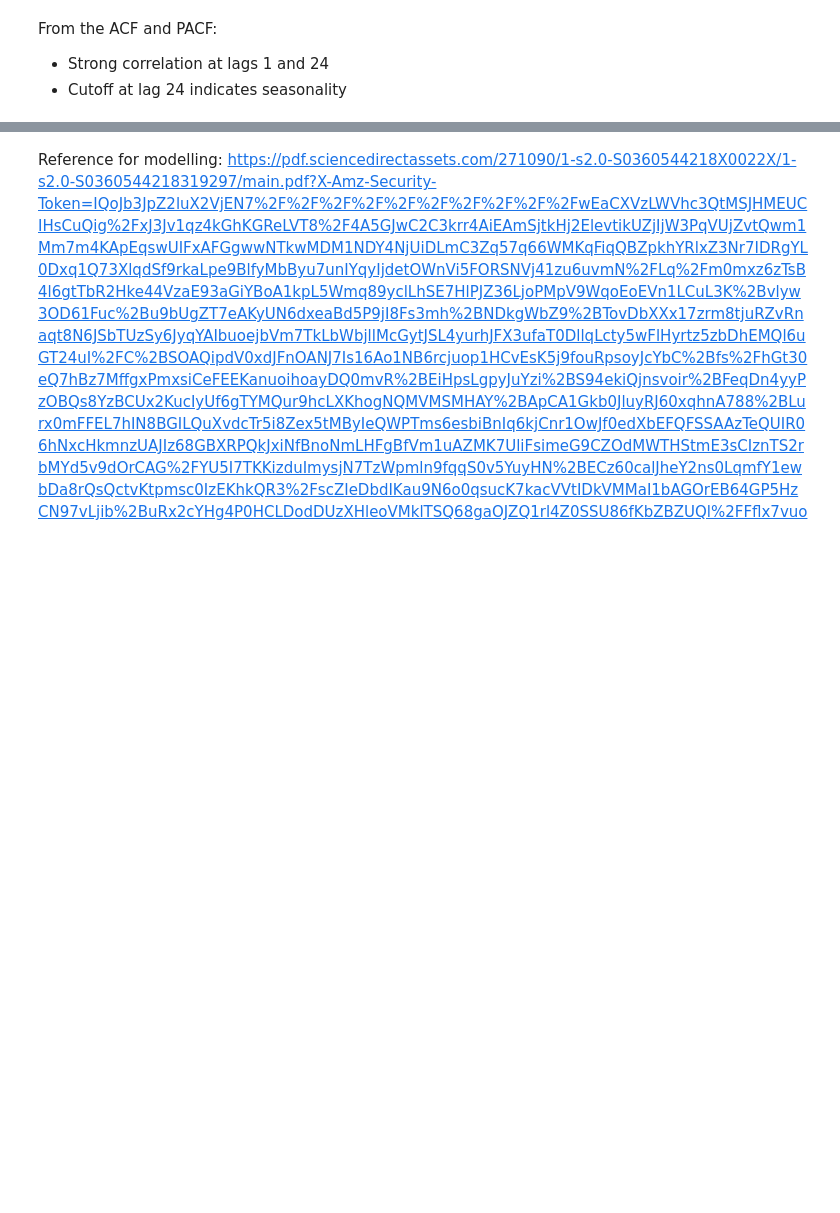
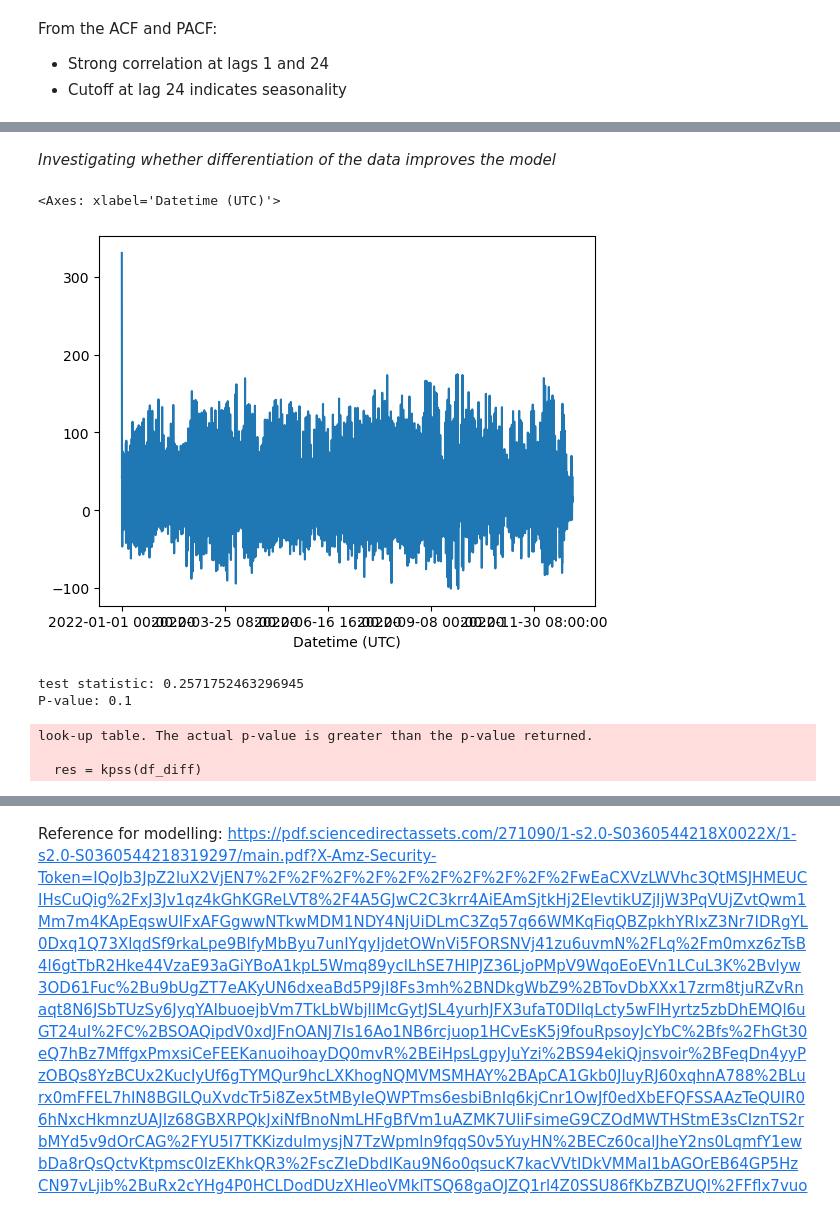
Before and after one commit to DogariuMatei/Bachelor-Thesis, a Jupyter notebook: carbon_intensity_model.ipynb, the cells around one changed output, grey strips where cells are left out. Cells and saved outputs as stored; diff of their text form; code cells hidden in the pictures; blank space fills up the shorter version.

```diff
--- a/carbon_intensity_model.ipynb
+++ b/carbon_intensity_model.ipynb
@@ -242,0 +185,27 @@ Name: Carbon Intensity gCO₂eq/kWh (LCA), Length: 697, dtype: float64
+# %% [markdown]
+*Investigating whether differentiation of the data improves the model*
+# %%
+# # Seasonal differentiation
+# df_diff = df.diff(periods = 24).dropna()
+# df_diff.plot()
+
+# Fractional Differentiation
+df_diff = pd.Series(fdiff(df,0.7))
+df_diff.index = df.index
+df_diff = df_diff['2021-01-02 00:00:00':]
+df_diff.plot()
+# %% [output]
+<Axes: xlabel='Datetime (UTC)'>
+[figure, added]
+# %%
+# Testing again if data is stationary
+res = kpss(df_diff)
+print(f"test statistic: {res[0]}")
+print(f"P-value: {res[1]}")
+# differentiated timeseries is now static
+# %% [output]
+test statistic: 0.2571752463296945
+P-value: 0.1
+look-up table. The actual p-value is greater than the p-value returned.
+
+  res = kpss(df_diff)
```
Also changed, not shown: parts of 30 cells of this notebook.
